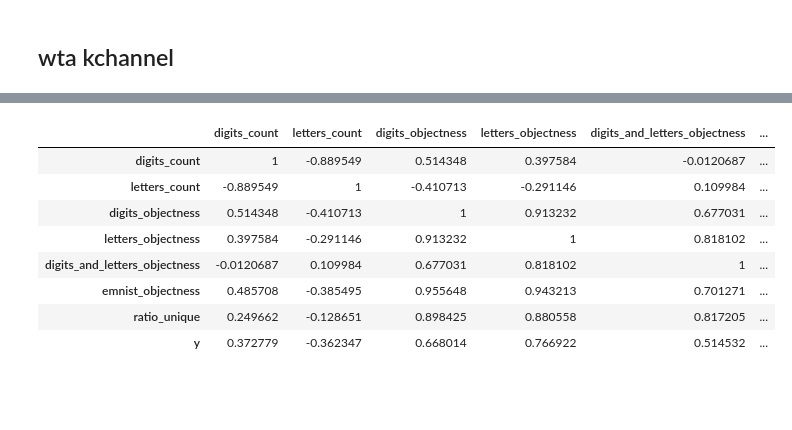
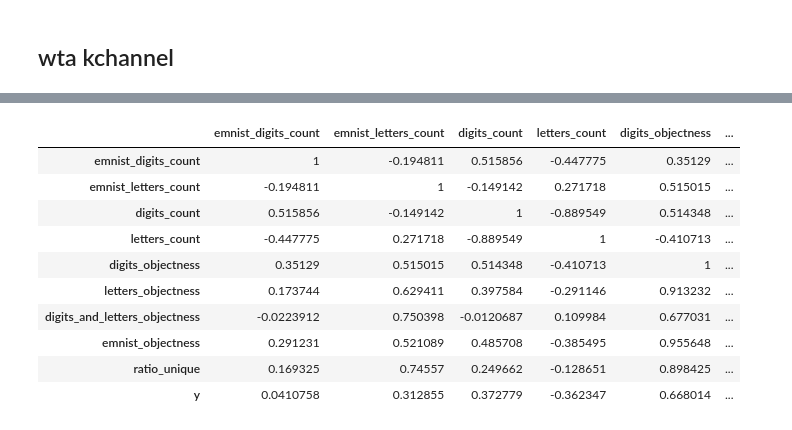
Before and after one commit to mehdidc/out_of_class, a Jupyter notebook: ae/ipynb/analysis.ipynb, the cells around one changed output, grey strips where cells are left out. Saved outputs shown, nothing was run; the diff lists cells and outputs as text; code cells hidden in the pictures; blank space fills up the shorter version.

```diff
--- a/ae/ipynb/analysis.ipynb
+++ b/ae/ipynb/analysis.ipynb
@@ -82,5 +27,3 @@ df_full.to_csv('hypers.csv')
-# %%
-df_full = pd.read_csv('hypers.csv').set_index('id')
 # %% [markdown]
 ## Fix stride. vary nb of layers
 # %%
@@ -166,30 +133,34 @@ d = d.sort_values(by='y', ascending=False)
 #show(d.iloc[0:10])
 # %%
 labels = [
+    'emnist_digits_count',
+    'emnist_letters_count',
     'digits_count',
     'letters_count',
     'digits_objectness',
     'letters_objectness',
     'digits_and_letters_objectness',
     'emnist_objectness',
     'ratio_unique',
     'y',
 ]
 
 d = df_full[labels].corr()
 def m(val):
-    color = 'yellow' if abs(val) > 0.8 else 'white'
+    color = 'yellow' if abs(val) > 0.8 else 'red' if abs(val) < 0.2 else 'white'
     return 'background-color: %s' % color
 
 d = d.style.applymap(m)
 d
 # %% [output]
-|  | digits_count | letters_count | digits_objectness | letters_objectness | digits_and_letters_objectness | ... |
-| digits_count | 1 | -0.889549 | 0.514348 | 0.397584 | -0.0120687 | ... |
-| letters_count | -0.889549 | 1 | -0.410713 | -0.291146 | 0.109984 | ... |
-| digits_objectness | 0.514348 | -0.410713 | 1 | 0.913232 | 0.677031 | ... |
-| letters_objectness | 0.397584 | -0.291146 | 0.913232 | 1 | 0.818102 | ... |
-| digits_and_letters_objectness | -0.0120687 | 0.109984 | 0.677031 | 0.818102 | 1 | ... |
-| emnist_objectness | 0.485708 | -0.385495 | 0.955648 | 0.943213 | 0.701271 | ... |
-| ratio_unique | 0.249662 | -0.128651 | 0.898425 | 0.880558 | 0.817205 | ... |
-| y | 0.372779 | -0.362347 | 0.668014 | 0.766922 | 0.514532 | ... |
+|  | emnist_digits_count | emnist_letters_count | digits_count | letters_count | digits_objectness | ... |
+| emnist_digits_count | 1 | -0.194811 | 0.515856 | -0.447775 | 0.35129 | ... |
+| emnist_letters_count | -0.194811 | 1 | -0.149142 | 0.271718 | 0.515015 | ... |
+| digits_count | 0.515856 | -0.149142 | 1 | -0.889549 | 0.514348 | ... |
+| letters_count | -0.447775 | 0.271718 | -0.889549 | 1 | -0.410713 | ... |
+| digits_objectness | 0.35129 | 0.515015 | 0.514348 | -0.410713 | 1 | ... |
+| letters_objectness | 0.173744 | 0.629411 | 0.397584 | -0.291146 | 0.913232 | ... |
+| digits_and_letters_objectness | -0.0223912 | 0.750398 | -0.0120687 | 0.109984 | 0.677031 | ... |
+| emnist_objectness | 0.291231 | 0.521089 | 0.485708 | -0.385495 | 0.955648 | ... |
+| ratio_unique | 0.169325 | 0.74557 | 0.249662 | -0.128651 | 0.898425 | ... |
+| y | 0.0410758 | 0.312855 | 0.372779 | -0.362347 | 0.668014 | ... |
```
Also changed, not shown: parts of 9 cells of this notebook, 5 other files.
